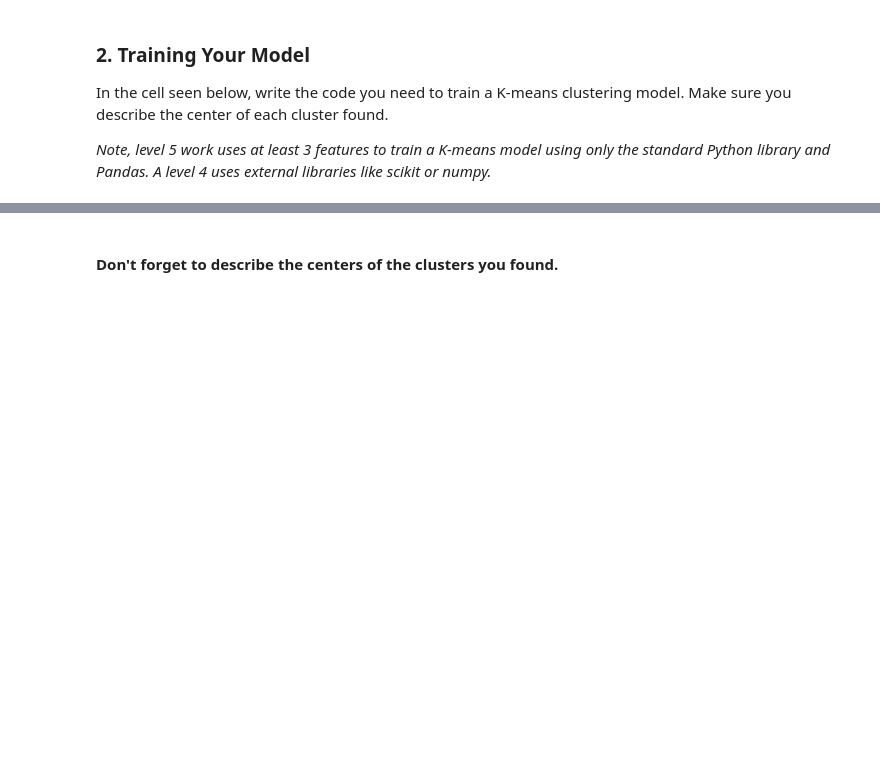
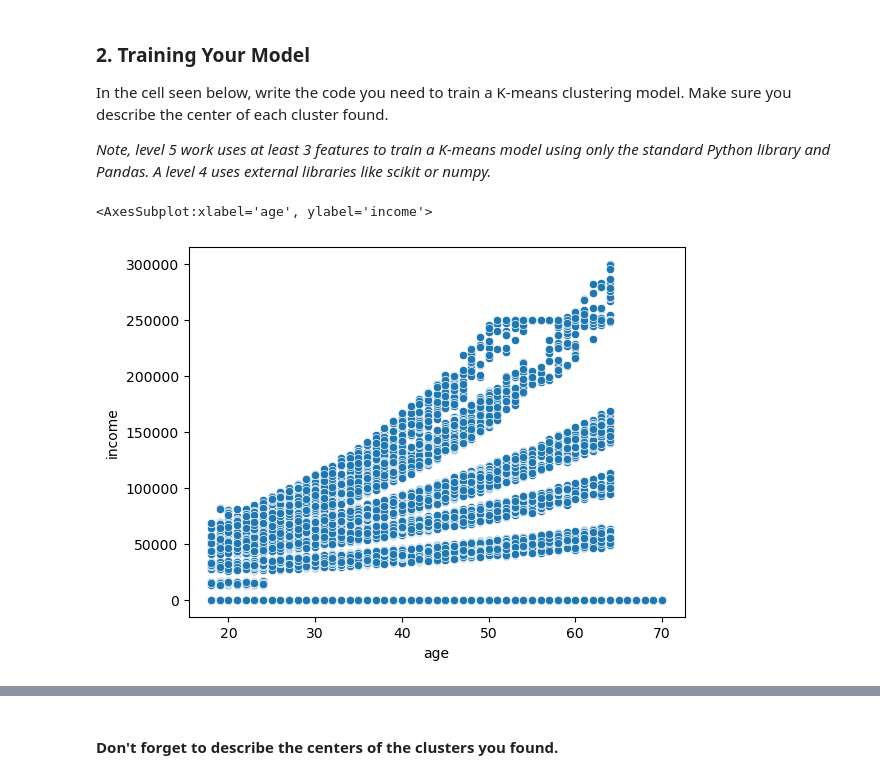
Before and after one commit to Asiandra/ML, a Jupyter notebook: Taco Bell/RFP #2.ipynb, the cells around one changed output, grey strips where cells are left out. Drawn from its saved outputs; the diff is of its cells as text; code cells hidden in the pictures; blank space fills up the shorter version.

```diff
--- a/Taco Bell/RFP #2.ipynb
+++ b/Taco Bell/RFP #2.ipynb
@@ -53,3 +53,6 @@ Data columns (total 7 columns):
  6   income       10000 non-null  int64
 dtypes: float64(1), int64(3), object(3)
 memory usage: 547.0+ KB
+# %%
+df = pd.merge(ad, cd, on="customer_id")
+df.head()
@@ -58,3 +68,10 @@ memory usage: 547.0+ KB
 In the cell seen below, write the code you need to train a K-means clustering model. Make sure you describe the center of each cluster found.
 
 *Note, level 5 work uses at least 3 features to train a K-means model using only the standard Python library and Pandas. A level 4 uses external libraries like scikit or numpy.*
+# %%
+import seaborn as sns
+
+sns.scatterplot(data=df, x='age', y='income')
+# %% [output]
+<AxesSubplot:xlabel='age', ylabel='income'>
+[figure, added]
```
Also changed, not shown: parts of 6 cells of this notebook.
